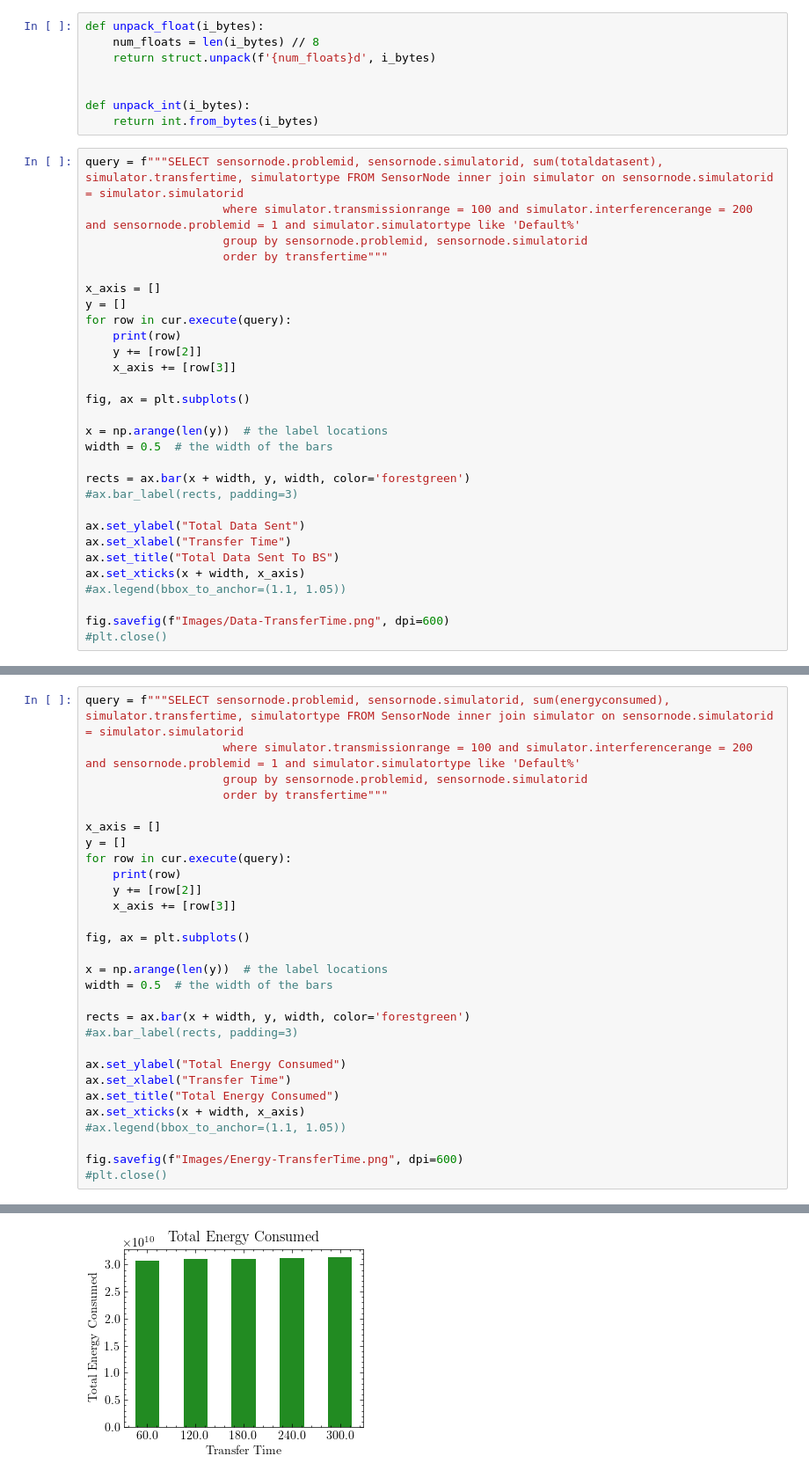
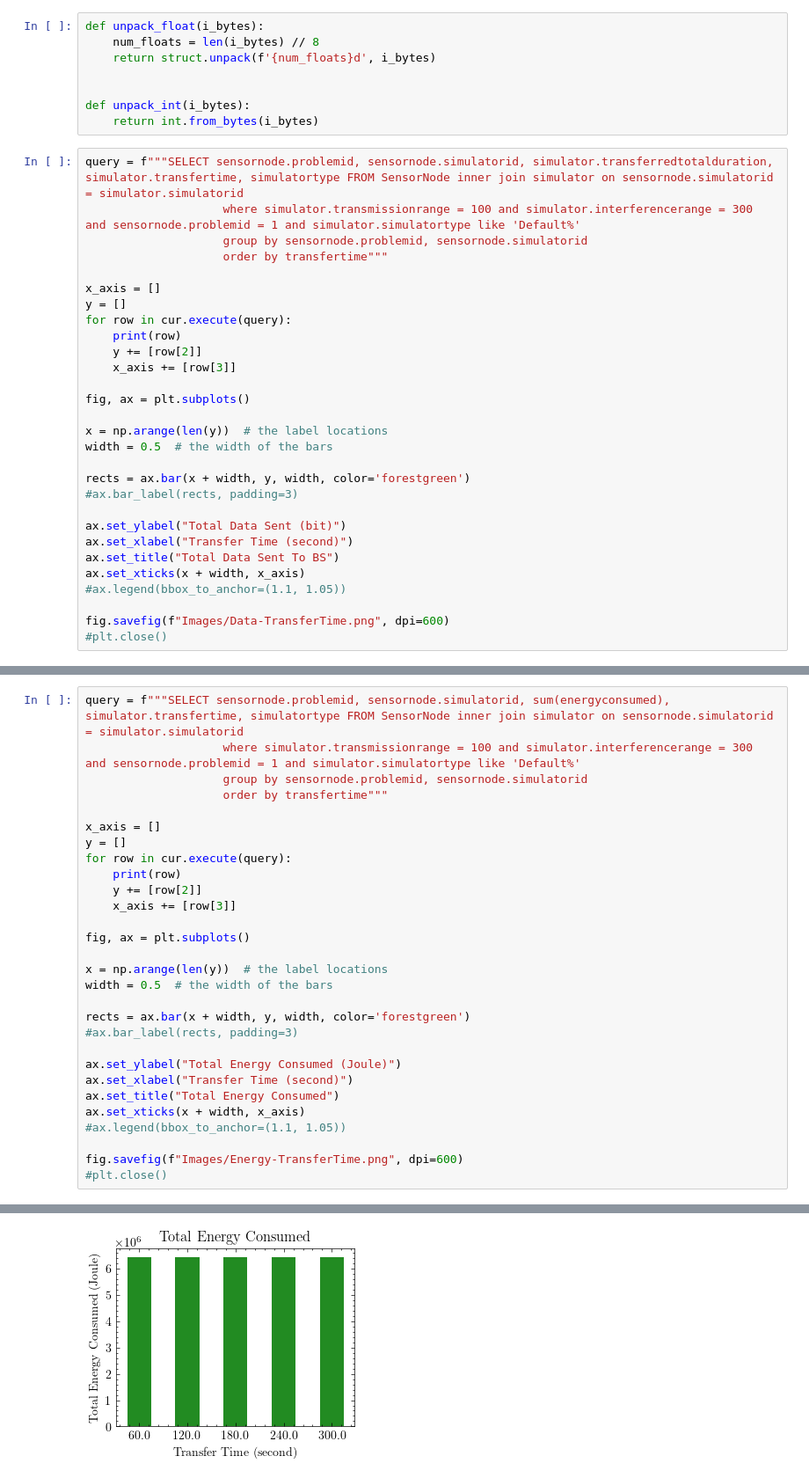
Before and after one commit to FlaneTern/FaultNet-Sim, a Jupyter notebook: Results/Visualization.ipynb, the cells around one changed output, grey strips where cells are left out. Shown: that part at 88% size. Saved outputs shown, nothing was run; the diff lists cells and outputs as text.

```diff
--- a/Results/Visualization.ipynb
+++ b/Results/Visualization.ipynb
@@ -26,8 +26,8 @@ def unpack_float(i_bytes):
 def unpack_int(i_bytes):
     return int.from_bytes(i_bytes)
 # %%
-query = f"""SELECT sensornode.problemid, sensornode.simulatorid, sum(totaldatasent), simulator.transfertime, simulatortype FROM SensorNode inner join simulator on sensornode.simulatorid = simulator.simulatorid
-                    where simulator.transmissionrange = 100 and simulator.interferencerange = 200 and sensornode.problemid = 1 and simulator.simulatortype like 'Default%'
+query = f"""SELECT sensornode.problemid, sensornode.simulatorid, simulator.transferredtotalduration, simulator.transfertime, simulatortype FROM SensorNode inner join simulator on sensornode.simulatorid = simulator.simulatorid
+                    where simulator.transmissionrange = 100 and simulator.interferencerange = 300 and sensornode.problemid = 1 and simulator.simulatortype like 'Default%'
                     group by sensornode.problemid, sensornode.simulatorid
                     order by transfertime"""
 
@@ -46,8 +46,8 @@ width = 0.5  # the width of the bars
 rects = ax.bar(x + width, y, width, color='forestgreen')
 #ax.bar_label(rects, padding=3)
 
-ax.set_ylabel("Total Data Sent")
-ax.set_xlabel("Transfer Time")
+ax.set_ylabel("Total Data Sent (bit)")
+ax.set_xlabel("Transfer Time (second)")
 ax.set_title("Total Data Sent To BS")
 ax.set_xticks(x + width, x_axis)
 #ax.legend(bbox_to_anchor=(1.1, 1.05))
@@ -64,6 +64,6 @@ fig.savefig(f"Images/Data-TransferTime.png", dpi=600)
 # %%
 query = f"""SELECT sensornode.problemid, sensornode.simulatorid, sum(energyconsumed), simulator.transfertime, simulatortype FROM SensorNode inner join simulator on sensornode.simulatorid = simulator.simulatorid
-                    where simulator.transmissionrange = 100 and simulator.interferencerange = 200 and sensornode.problemid = 1 and simulator.simulatortype like 'Default%'
+                    where simulator.transmissionrange = 100 and simulator.interferencerange = 300 and sensornode.problemid = 1 and simulator.simulatortype like 'Default%'
                     group by sensornode.problemid, sensornode.simulatorid
                     order by transfertime"""
 
@@ -82,8 +82,8 @@ width = 0.5  # the width of the bars
 rects = ax.bar(x + width, y, width, color='forestgreen')
 #ax.bar_label(rects, padding=3)
 
-ax.set_ylabel("Total Energy Consumed")
-ax.set_xlabel("Transfer Time")
+ax.set_ylabel("Total Energy Consumed (Joule)")
+ax.set_xlabel("Transfer Time (second)")
 ax.set_title("Total Energy Consumed")
 ax.set_xticks(x + width, x_axis)
 #ax.legend(bbox_to_anchor=(1.1, 1.05))
@@ -99,2 +99,2 @@ fig.savefig(f"Images/Energy-TransferTime.png", dpi=600)
-[figure, old version]
+[figure, new version]
 # %%
```
Also changed, not shown: parts of 7 cells of this notebook, 8 other files.
